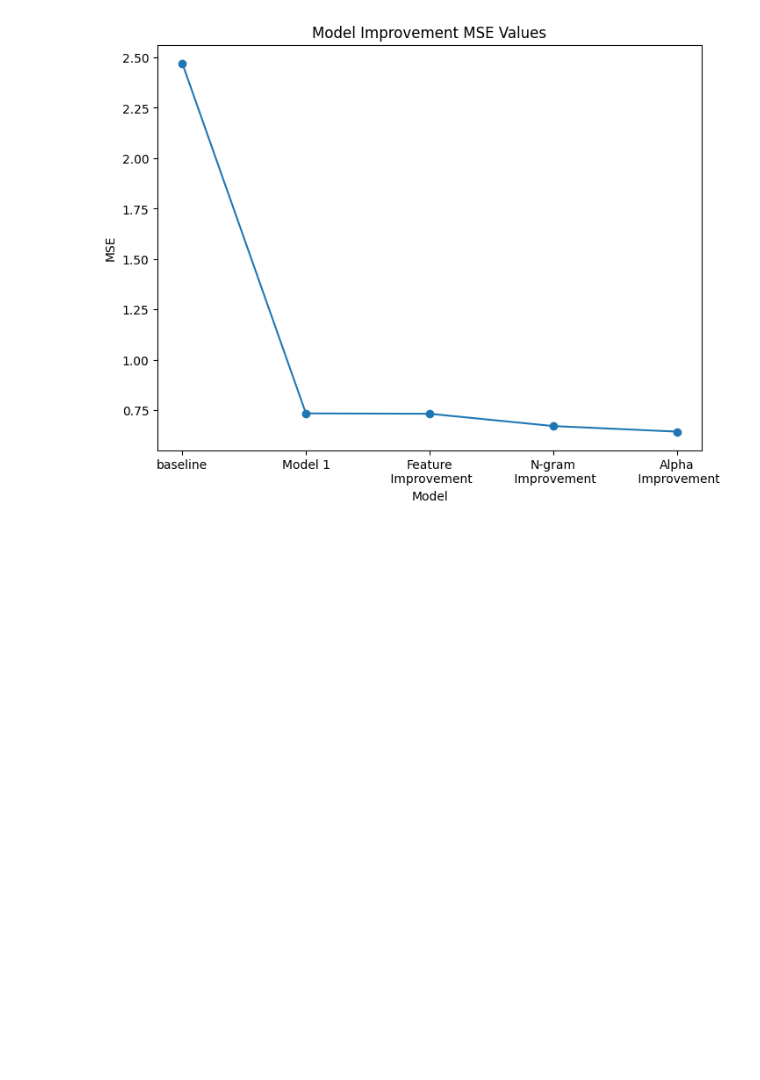
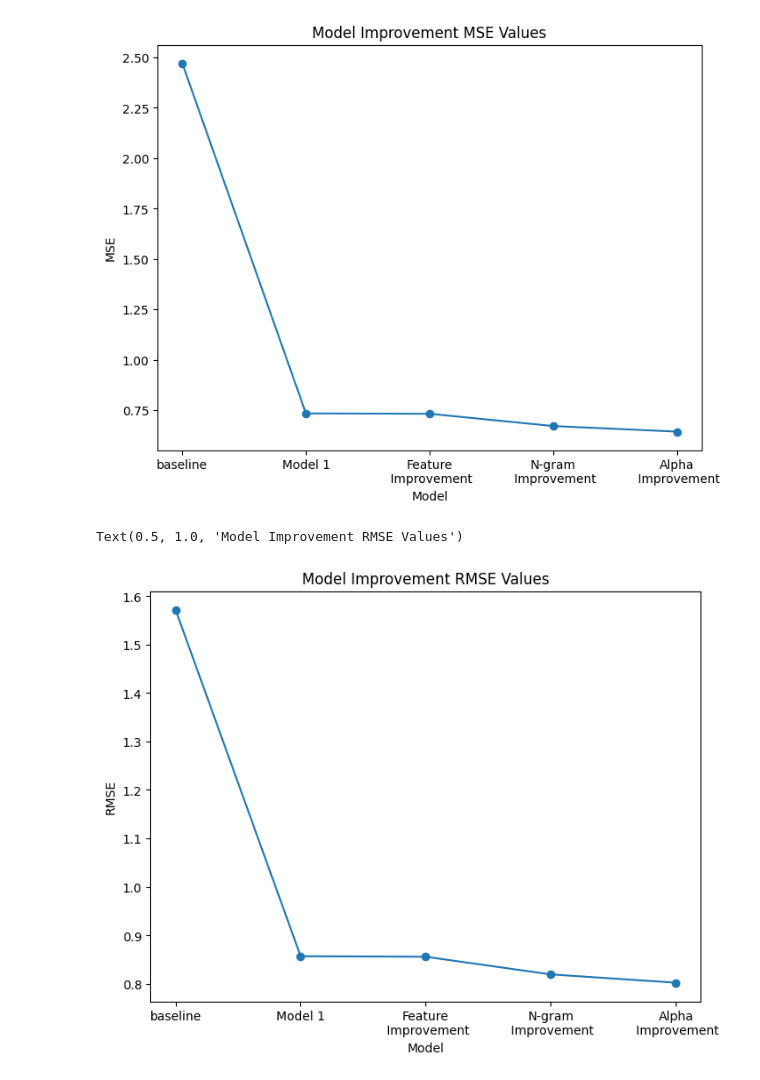
Before and after one commit to JudeRgamba/CSE-158R-Assignment-2, a Jupyter notebook: assignment2.ipynb, the cells around one changed output. Cells and saved outputs as stored; diff of their text form; code cells hidden in the pictures; blank space fills up the shorter version.

```diff
--- a/assignment2.ipynb
+++ b/assignment2.ipynb
@@ -655,3 +655,17 @@ plt.title('Model Improvement MSE Values')
 plt.show()
 # %% [output]
 [figure]
+# %%
+import math
+
+x = np.array(['baseline', 'Model 1', 'Feature\n Improvement', 'N-gram\n Improvement', 'Alpha\n Improvement'])
+y = np.array([math.sqrt(2.4709575975729883), math.sqrt(0.7342209620200201), math.sqrt(0.7323205681353712), math.sqrt(0.6714462931903205), math.sqrt(0.6436915440604454)])
+
+plt.figure(figsize=(8,6))
+plt.plot(x, y, marker='o')
+plt.xlabel('Model')
+plt.ylabel('RMSE')
+plt.title('Model Improvement RMSE Values')
+# %% [output]
+Text(0.5, 1.0, 'Model Improvement RMSE Values')
+[figure, added]
```
